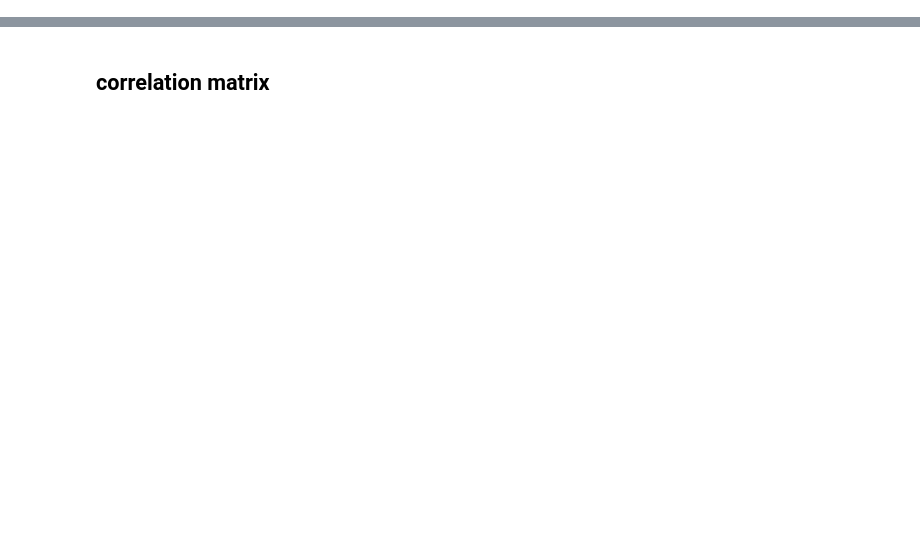
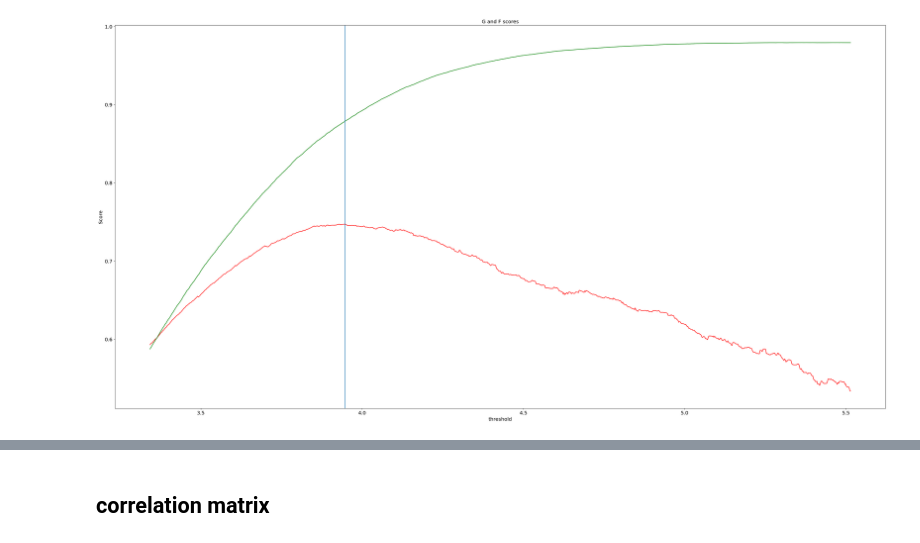
Before and after one commit to fishial/fish-identification, a Jupyter notebook: helper/classification/Classification_Report.ipynb, the cells around one changed output, grey strips where cells are left out. Drawn from its saved outputs; the diff is of its cells as text; code cells hidden in the pictures; blank space fills up the shorter version.

Commit message:
Updated classification report

```diff
--- a/helper/classification/Classification_Report.ipynb
+++ b/helper/classification/Classification_Report.ipynb
@@ -68,3 +84,15 @@ path_to_COCO_file = r'/home/fishial/Fishial/dataset/export/fixed_all_json.json'
+# %%
+device = 'cpu'
+
+path_to_classification_embeddings = r'/home/fishial/Fishial/output/classification/resnet_18_triplet_08_09_2023_v06_under_train_cross/embeddings.pt'
+path_to_labels_file = r'/home/fishial/Fishial/output/classification/resnet_18_triplet_08_09_2023_v06_under_train_cross/idx.json'
+
+labels_file = read_json(path_to_labels_file)
+data_base = torch.load(path_to_classification_embeddings).to(device)
+
+assert data_base.shape[0] == len(labels_file['list_of_ids'])
+# %%
+output = classify_emb(0)
 # %%
 softmax = nn.Softmax(dim=None)
 
@@ -125,0 +118,7 @@ def get_g_mean(map_truth):
+# %%
+previous = 0
+
+index_name = []
+
+mean_value = np.median([k for label_name in data_sets for k in data_sets[label_name]['distance']])
+print(f'Median distance over all datasets: {mean_value}')
@@ -125,0 +127,2 @@ def get_g_mean(map_truth):
+# %%
+thresholds = list(np.linspace(mean_value, mean_value * 1.65, 1000))
@@ -197,3 +195,19 @@ print(f'| Data: {data_set} | THRESHOLD: {top_thresh} | F1 score: {max_score} | m
+# %%
+# Initialise the subplot function using number of rows and columns
+# Plotting both the curves simultaneously
+plt.plot(thresholds, g_values, color='r', label='G score')
+plt.plot(thresholds, f1_values, color='g', label='F1 score')
+
+plt.axvline(x=top_thresh)
+
+# Naming the x-axis, y-axis and the whole graph
+plt.xlabel("threshold")
+plt.ylabel("Score")
+plt.title("G and F scores")
+
+plt.show()
+# %% [output]
+[figure, added]
 # %%
 def draw_hist(data, title):
     std = np.std(data)
```
Also changed, not shown: parts of 18 cells of this notebook, 19 other files.
